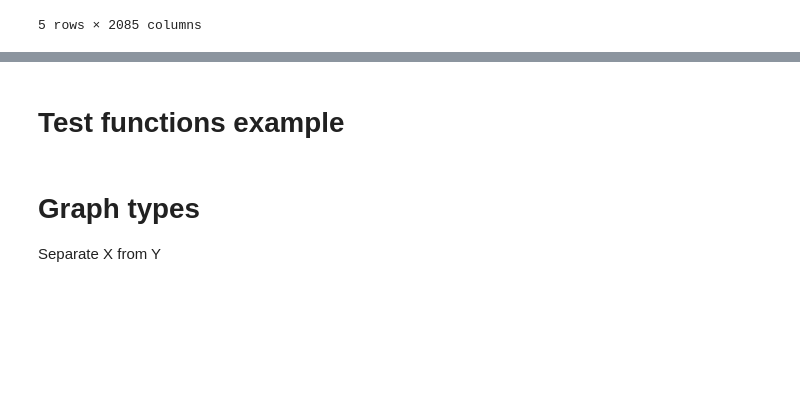
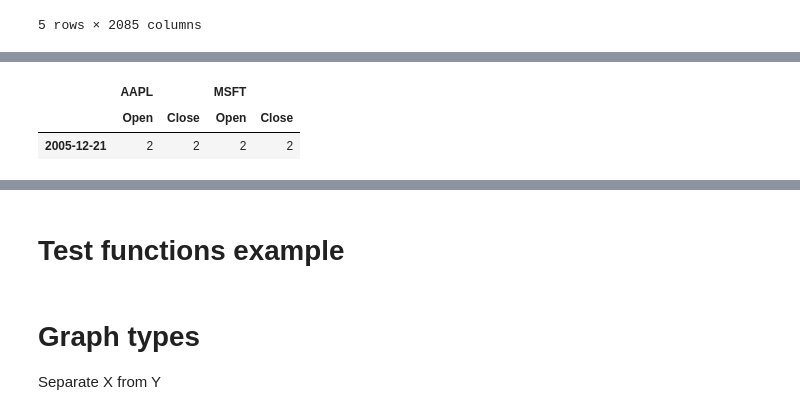
Before and after one commit to langflow-ai/wavy, a Jupyter notebook: notebooks/bovespa_analysis.ipynb, the cells around one changed output, grey strips where cells are left out. Saved outputs shown, nothing was run; the diff lists cells and outputs as text; code cells hidden in the pictures; blank space fills up the shorter version.

```diff
--- a/notebooks/bovespa_analysis.ipynb
+++ b/notebooks/bovespa_analysis.ipynb
@@ -30,0 +81,6 @@ panel_ = panel.from_data(df, lookback = 5, horizon = 3, gap = 0, assets = ['MSFT
+# %%
+block.wcount()
+# %% [output]
+|  | AAPL |  | MSFT |  |
+|  | Open | Close | Open | Close |
+| 2005-12-21 | 2 | 2 | 2 | 2 |
```
Also changed, not shown: parts of 62 cells of this notebook, 3 other files.
